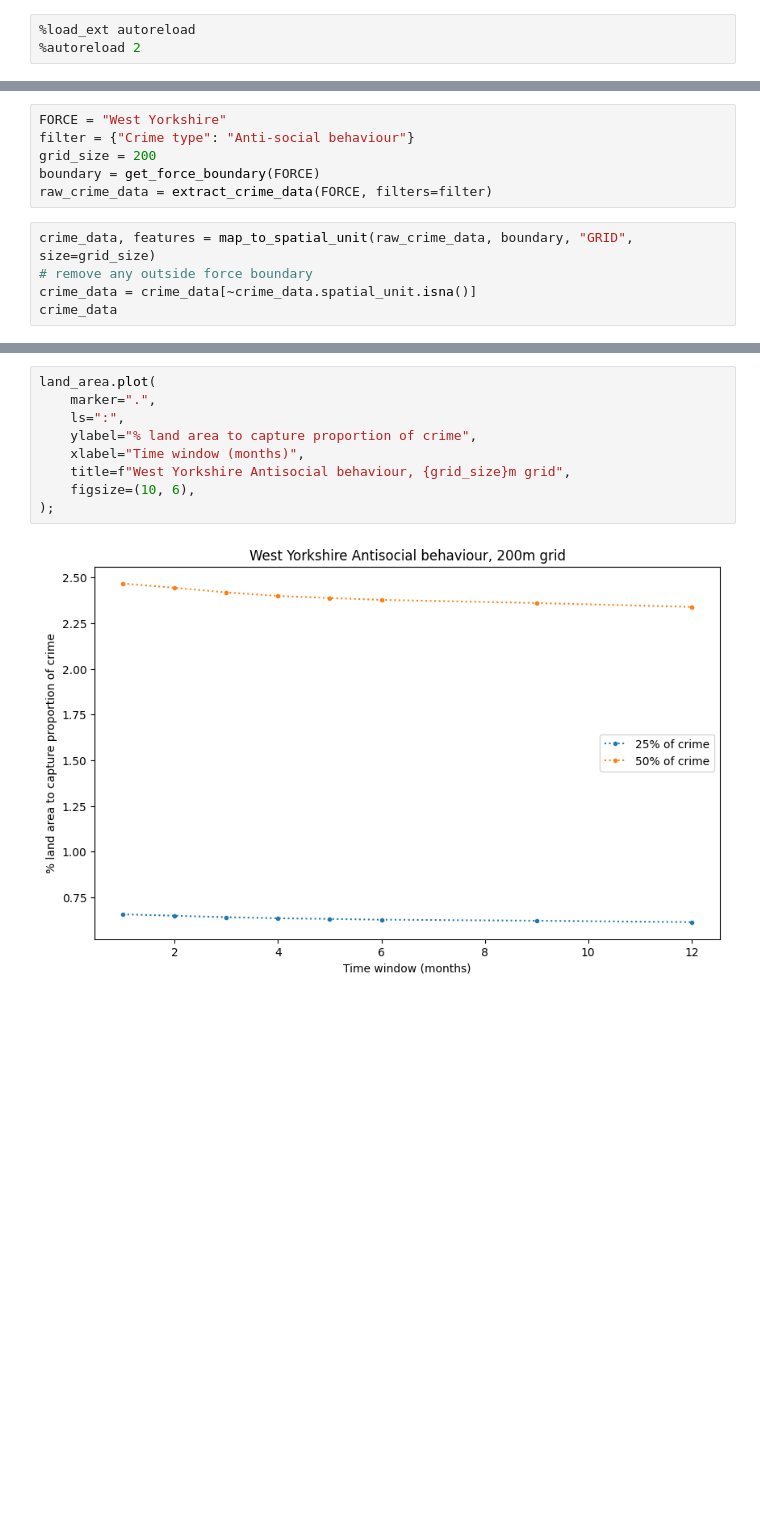
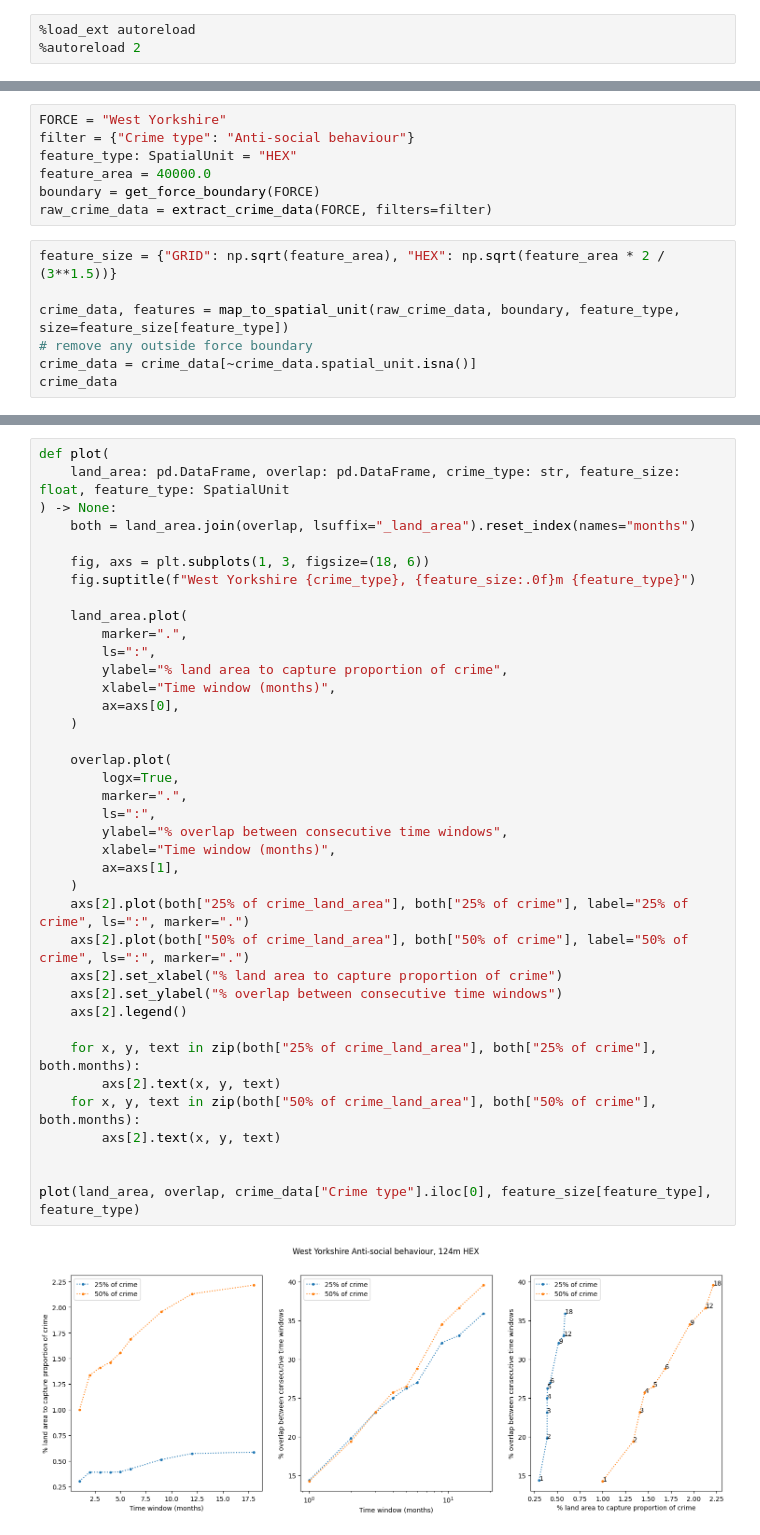
Before and after one commit to safer-streets/safer-streets-core, a Jupyter notebook: tradeoff2.ipynb, the cells around one changed output, grey strips where cells are left out. Saved outputs shown, nothing was run; the diff lists cells and outputs as text; blank space fills up the shorter version.

```diff
--- a/tradeoff2.ipynb
+++ b/tradeoff2.ipynb
@@ -15,11 +18,14 @@ from utils import Month, extract_crime_data
 # %%
 FORCE = "West Yorkshire"
 filter = {"Crime type": "Anti-social behaviour"}
-grid_size = 200
+feature_type: SpatialUnit = "HEX"
+feature_area = 40000.0
 boundary = get_force_boundary(FORCE)
 raw_crime_data = extract_crime_data(FORCE, filters=filter)
 # %%
-crime_data, features = map_to_spatial_unit(raw_crime_data, boundary, "GRID", size=grid_size)
+feature_size = {"GRID": np.sqrt(feature_area), "HEX": np.sqrt(feature_area * 2 / (3**1.5))}
+
+crime_data, features = map_to_spatial_unit(raw_crime_data, boundary, feature_type, size=feature_size[feature_type])
 # remove any outside force boundary
 crime_data = crime_data[~crime_data.spatial_unit.isna()]
 crime_data
@@ -81,11 +120,40 @@ land_area
 # %%
-land_area.plot(
-    marker=".",
-    ls=":",
-    ylabel="% land area to capture proportion of crime",
-    xlabel="Time window (months)",
-    title=f"West Yorkshire Antisocial behaviour, {grid_size}m grid",
-    figsize=(10, 6),
-);
+def plot(
+    land_area: pd.DataFrame, overlap: pd.DataFrame, crime_type: str, feature_size: float, feature_type: SpatialUnit
+) -> None:
+    both = land_area.join(overlap, lsuffix="_land_area").reset_index(names="months")
+
+    fig, axs = plt.subplots(1, 3, figsize=(18, 6))
+    fig.suptitle(f"West Yorkshire {crime_type}, {feature_size:.0f}m {feature_type}")
+
+    land_area.plot(
+        marker=".",
+        ls=":",
+        ylabel="% land area to capture proportion of crime",
+        xlabel="Time window (months)",
+        ax=axs[0],
+    )
+
+    overlap.plot(
+        logx=True,
+        marker=".",
+        ls=":",
+        ylabel="% overlap between consecutive time windows",
+        xlabel="Time window (months)",
+        ax=axs[1],
+    )
+    axs[2].plot(both["25% of crime_land_area"], both["25% of crime"], label="25% of crime", ls=":", marker=".")
+    axs[2].plot(both["50% of crime_land_area"], both["50% of crime"], label="50% of crime", ls=":", marker=".")
+    axs[2].set_xlabel("% land area to capture proportion of crime")
+    axs[2].set_ylabel("% overlap between consecutive time windows")
+    axs[2].legend()
+
+    for x, y, text in zip(both["25% of crime_land_area"], both["25% of crime"], both.months):
+        axs[2].text(x, y, text)
+    for x, y, text in zip(both["50% of crime_land_area"], both["50% of crime"], both.months):
+        axs[2].text(x, y, text)
+
+
+plot(land_area, overlap, crime_data["Crime type"].iloc[0], feature_size[feature_type], feature_type)
 # %% [output]
-[figure, old version]
+[figure, new version]
```
Also changed, not shown: parts of 13 cells of this notebook, 3 other files.
